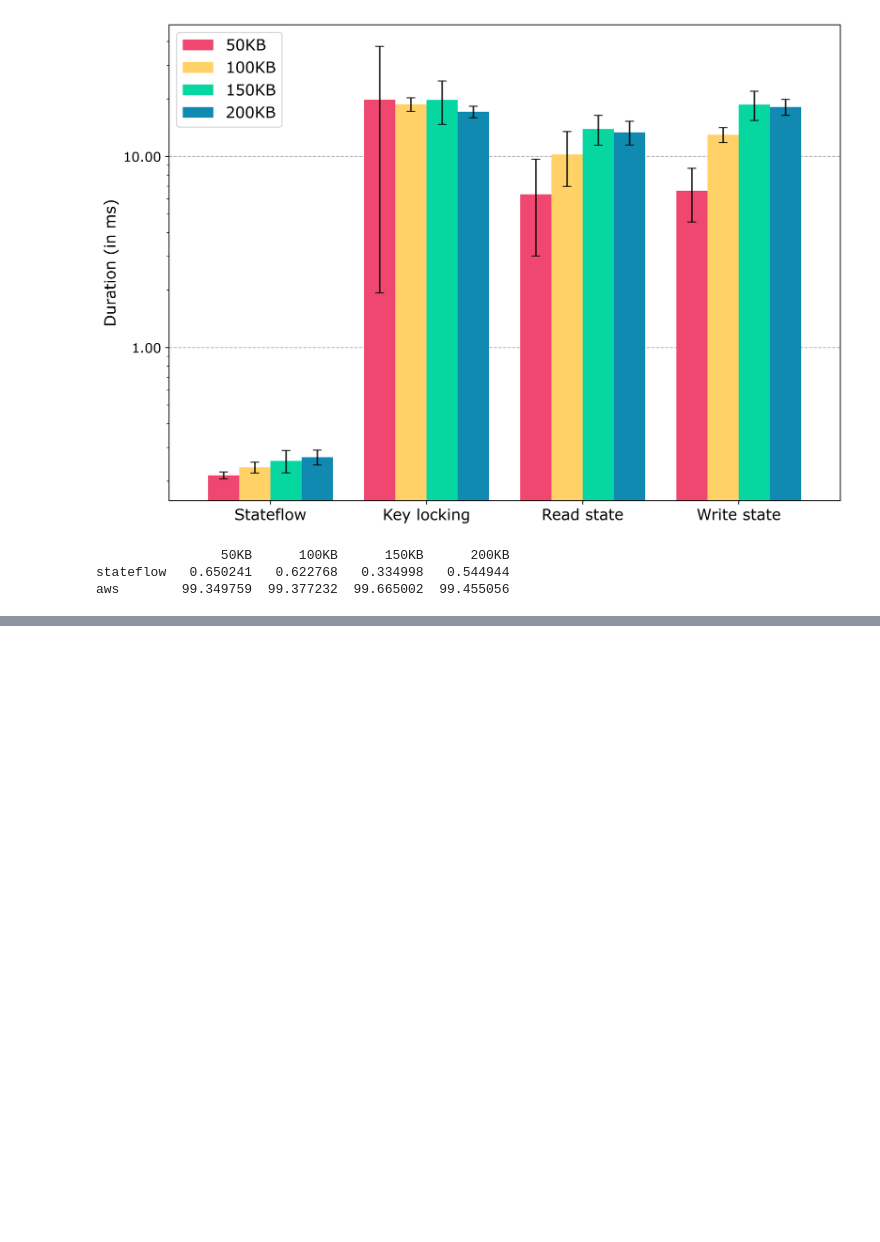
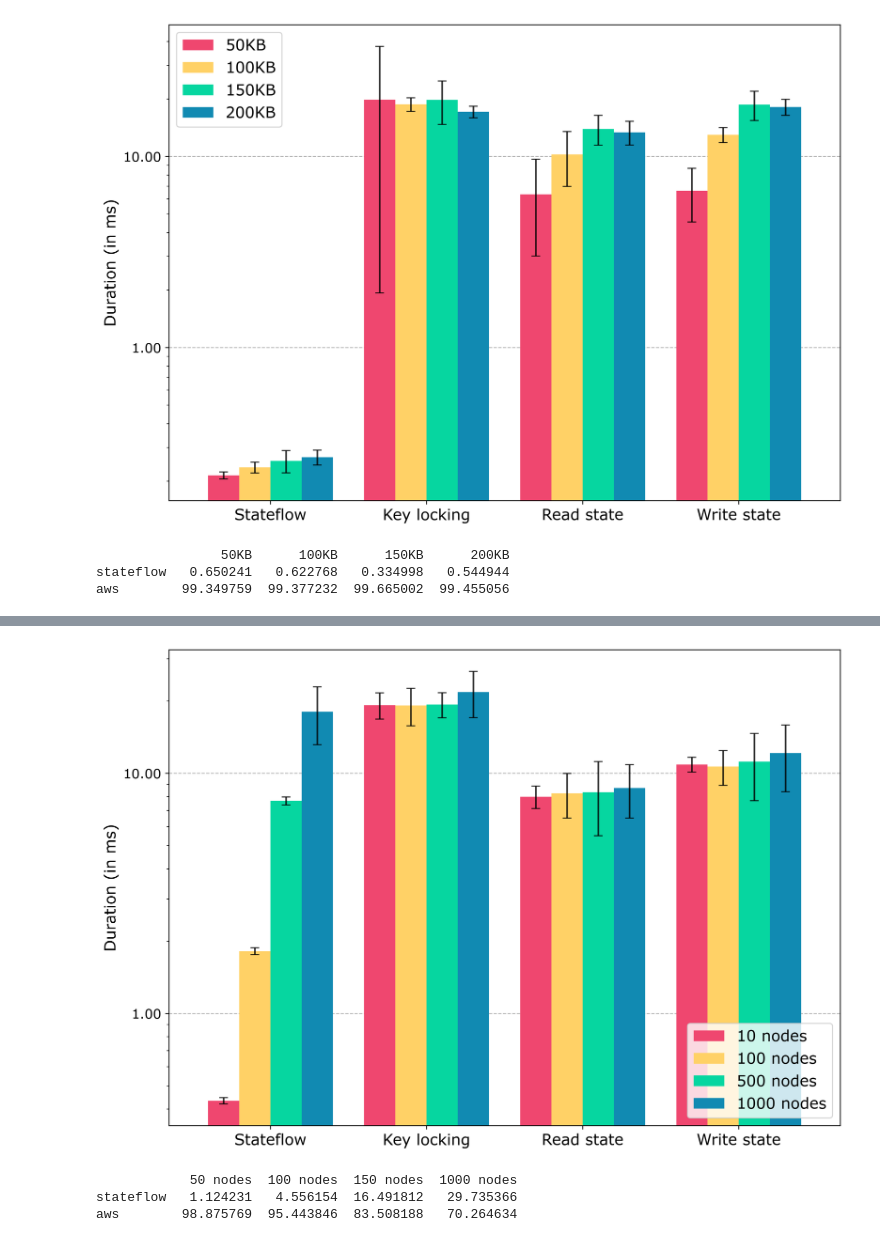
Before and after one commit to delftdata/stateflow-evaluation, a Jupyter notebook: results/overhead/overhead_results_with_runtime.ipynb, the cells around one changed output, grey strips where cells are left out. Saved outputs shown, nothing was run; the diff lists cells and outputs as text; code cells hidden in the pictures; blank space fills up the shorter version.

```diff
--- a/results/overhead/overhead_results_with_runtime.ipynb
+++ b/results/overhead/overhead_results_with_runtime.ipynb
@@ -149,0 +210,9 @@ aws        99.349759  99.377232  99.665002  99.455056
+# %%
+eg1000_data = pd.read_csv("with_runtime/aws_lambda_eg_1000.csv")
+eg1000_data = eg1000_data[eg1000_data["EVENT_SERIALIZATION_DURATION"] < eg1000_data["EVENT_SERIALIZATION_DURATION"].quantile(0.95)]
+
+eg1000_data["stateflow"] = eg1000_data["ACTOR_CONSTRUCTION"] + eg1000_data["ROUTING_DURATION"] + eg1000_data["EVENT_SERIALIZATION_DURATION"] + eg1000_data["STATE_SERIALIZATION_DURATION"] + + eg500_data["STATE_SERIALIZATION_DURATION"] + eg100_data["STATE_SERIALIZATION_DURATION"] + eg1000_data["EXECUTION_GRAPH_TRAVERSAL"]
+eg1000_data["aws"] = eg1000_data["READ_STATE"] + eg1000_data["KEY_LOCKING"] + eg1000_data["WRITE_STATE"]
+#eg1000_data["stateflow"] = eg1000_data[eg1000_data["stateflow"] < eg1000_data["stateflow"].quantile(0.95)]
+
+eg1000_data.describe()
@@ -149,0 +229,16 @@ aws        99.349759  99.377232  99.665002  99.455056
+# %%
+eg10_mean = eg10_data[["stateflow", "KEY_LOCKING", "READ_STATE", "WRITE_STATE"]].mean().to_frame(name="10 nodes")
+eg100_mean = eg100_data[["stateflow", "KEY_LOCKING", "READ_STATE", "WRITE_STATE"]].mean().to_frame(name="100 nodes")
+eg500_mean = eg500_data[["stateflow", "KEY_LOCKING", "READ_STATE", "WRITE_STATE"]].mean().to_frame(name="500 nodes")
+eg1000_mean = eg1000_data[["stateflow", "KEY_LOCKING", "READ_STATE", "WRITE_STATE"]].mean().to_frame(name="1000 nodes")
+
+eg10_std = eg10_data[["stateflow", "KEY_LOCKING", "READ_STATE", "WRITE_STATE"]].std().to_frame(name="10 nodes")
+eg100_std = eg100_data[["stateflow", "KEY_LOCKING", "READ_STATE", "WRITE_STATE"]].std().to_frame(name="100 nodes")
+eg500_std = eg500_data[["stateflow", "KEY_LOCKING", "READ_STATE", "WRITE_STATE"]].std().to_frame(name="500 nodes")
+eg1000_std = eg1000_data[["stateflow", "KEY_LOCKING", "READ_STATE", "WRITE_STATE"]].std().to_frame(name="1000 nodes")
+
+
+eg_mean = pd.concat([eg10_mean, eg100_mean, eg500_mean, eg1000_mean], axis=1)
+eg_std = pd.concat([eg10_std, eg100_std, eg500_std, eg1000_std], axis=1)
+print(eg_mean)
+print(eg_std)
@@ -149,0 +256,39 @@ aws        99.349759  99.377232  99.665002  99.455056
+# %%
+ax = eg_mean.plot(kind="bar", color=["#ef476f", "#ffd166", "#06d6a0", "#118ab2", "#073b4c"], yerr=eg_std, rot=0, fontsize=12, capsize=4, width=0.8, ecolor='black', error_kw={"alpha": 0.80})
+ax.set_axisbelow(True)
+plt.grid(axis="y", linestyle="--")
+ax.set_yscale('log')
+ax.set_ylabel("Duration (in ms)", fontsize=14)
+plt.legend(loc=0, prop={"size": 14})
+#ax.set_xlabel(r"$Stateflow$ " + "component", fontsize=14)
+ax.set_xticklabels(["Stateflow", "Key locking", "Read state", "Write state"], fontsize=14)
+#ax.set_title(r"Duration of components in $Stateflow$ with varying state size. ")
+ax.yaxis.set_major_formatter(matplotlib.ticker.FormatStrFormatter('%.2f'))
+plt.savefig("aws_eg_length_overhead.pdf", bbox_inches = 'tight', pad_inches = 0)
+plt.show()
+# %% [output]
+[figure, added]
+# %%
+rel_eg10_mean = eg10_data[["stateflow", "aws"]].mean()
+total_eg10 = rel_eg10_mean.sum()
+rel_eg10 = ((rel_eg10_mean / total_eg10) * 100).to_frame("50 nodes")
+
+rel_eg100_mean = eg100_data[["stateflow", "aws"]].mean()
+total_eg100 = rel_eg100_mean.sum()
+rel_eg100 = ((rel_eg100_mean / total_eg100) * 100).to_frame("100 nodes")
+
+rel_eg500_mean = eg500_data[["stateflow", "aws"]].mean()
+total_eg500 = rel_eg500_mean.sum()
+rel_eg500 = ((rel_eg500_mean / total_eg500) * 100).to_frame("150 nodes")
+
+rel_eg1000_mean = eg1000_data[["stateflow", "aws"]].mean()
+total_eg1000 = rel_eg1000_mean.sum()
+rel_eg1000 = ((rel_eg1000_mean / total_eg1000) * 100).to_frame("1000 nodes")
+
+rel_eg = pd.concat([rel_eg10, rel_eg100, rel_eg500, rel_eg1000], axis=1)
+#ax = rel_overhead.transpose().plot(kind="bar", color=["#ef476f", "#ffd166", "#06d6a0", "#118ab2", "#073b4c"], rot=0, stacked=True, fontsize=12, capsize=4, width=0.8, ecolor='black', error_kw={"alpha": 0.80})
+print(rel_eg)
+# %% [output]
+            50 nodes  100 nodes  150 nodes  1000 nodes
+stateflow   1.124231   4.556154  16.491812   29.735366
+aws        98.875769  95.443846  83.508188   70.264634
```
Also changed, not shown: parts of 15 cells of this notebook, 5 other files.
